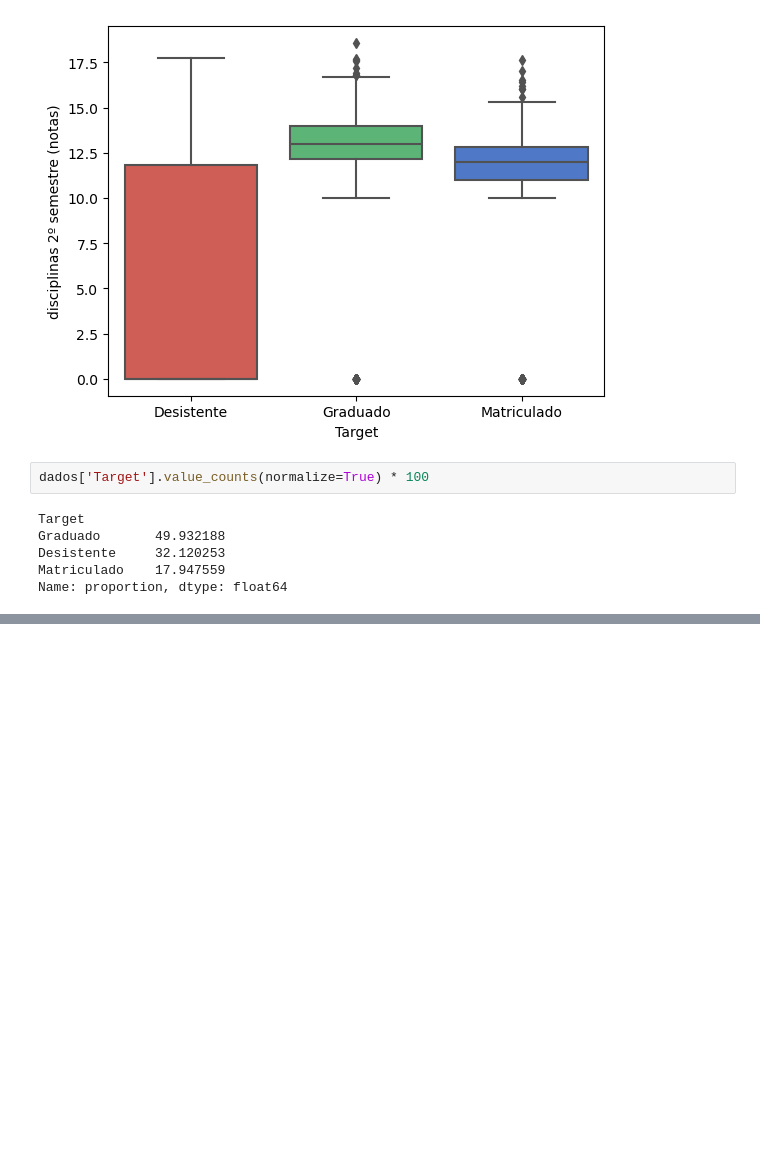
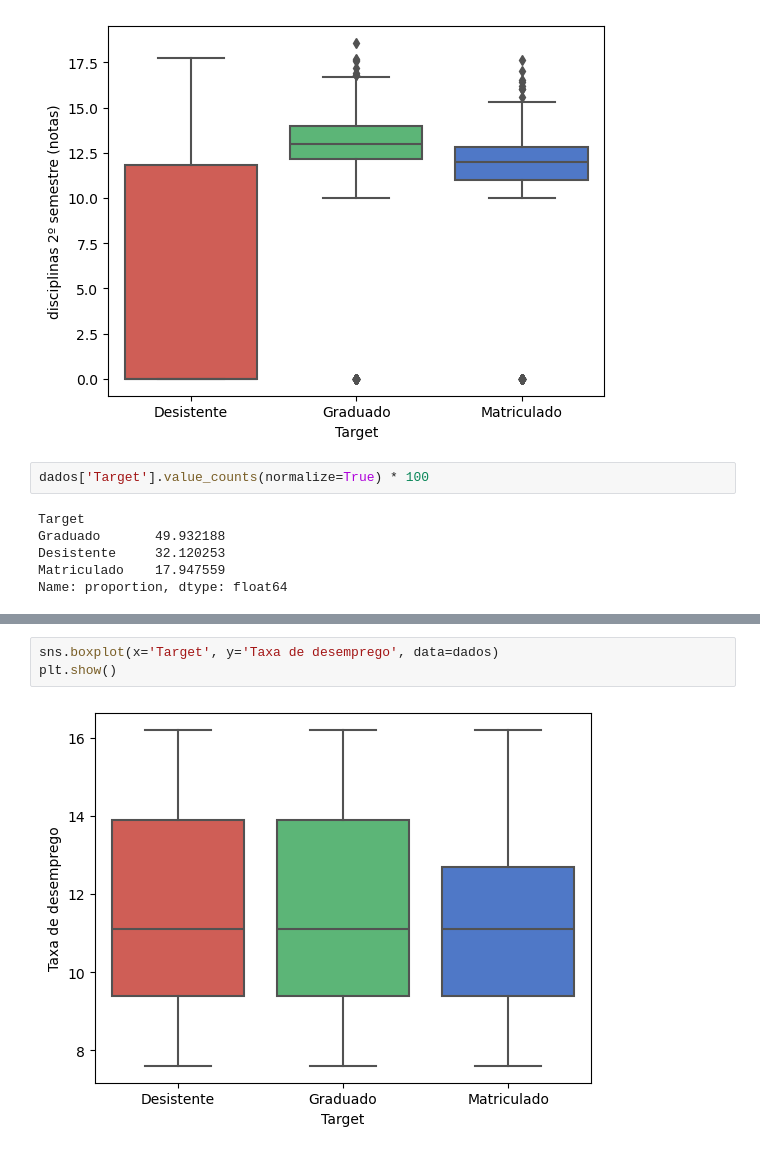
Before and after one commit to CrisNakamura/modelo_prevencao_evasao_estudantil, a Jupyter notebook: projeto.ipynb, the cells around one changed output, grey strips where cells are left out. Drawn from its saved outputs; the diff is of its cells as text; blank space fills up the shorter version.

```diff
--- a/projeto.ipynb
+++ b/projeto.ipynb
@@ -231,0 +262,5 @@ Name: proportion, dtype: float64
+# %%
+sns.boxplot(x='Target', y='Taxa de desemprego', data=dados)
+plt.show()
+# %% [output]
+[figure, added]
```
Also changed, not shown: parts of 11 cells of this notebook.
